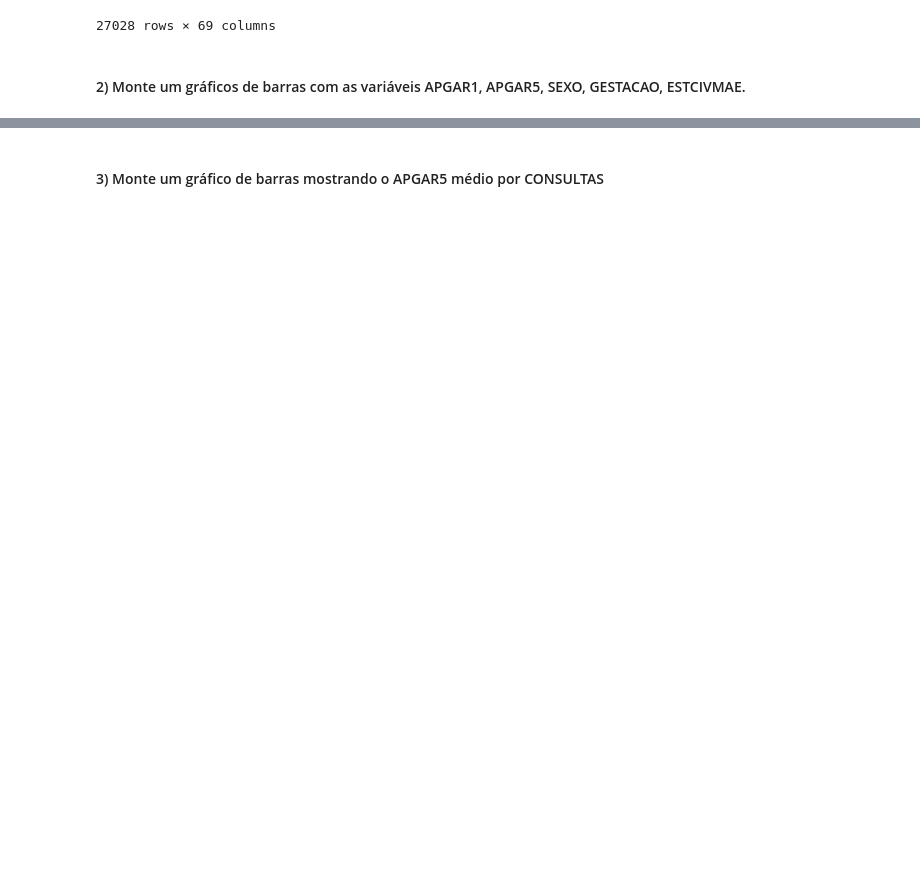
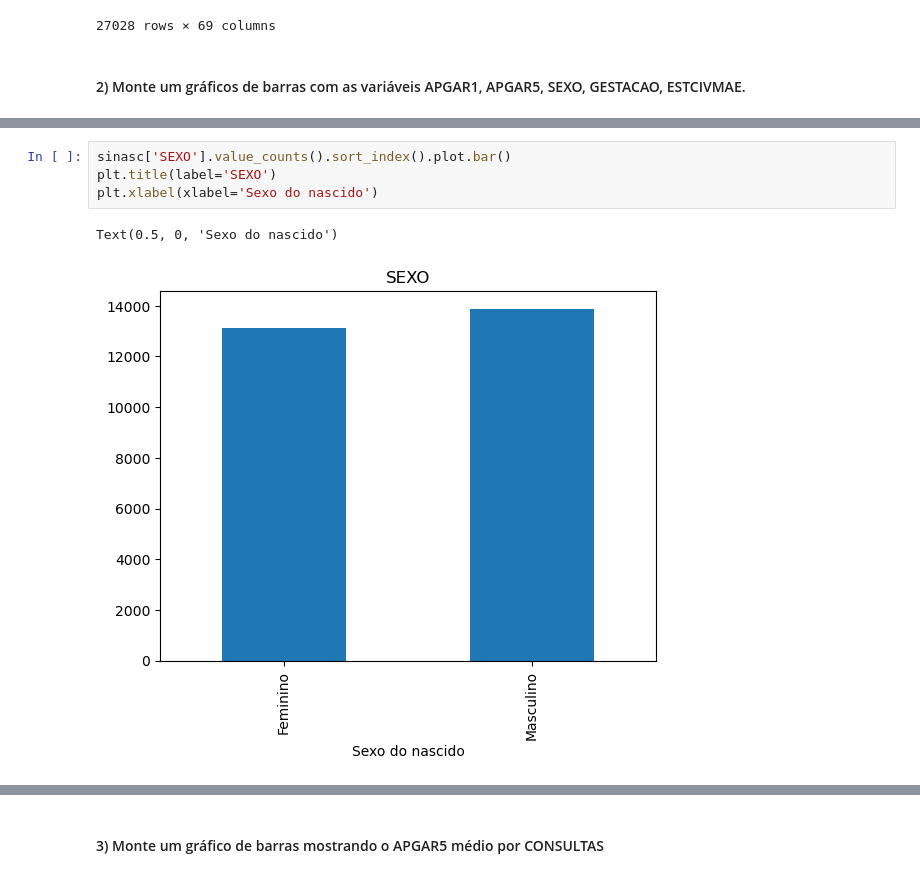
Before and after one commit to Jefersonfranca/Exerc-cio1m-dulo-6, a Jupyter notebook: mod06 tarefa 1.ipynb, the cells around one changed output, grey strips where cells are left out. Drawn from its saved outputs; the diff is of its cells as text; blank space fills up the shorter version.

```diff
--- a/mod06 tarefa 1.ipynb
+++ b/mod06 tarefa 1.ipynb
@@ -50,0 +42,7 @@ graf5.hist(df_sinasc['ESTCIVMAE'].dropna())
+# %%
+sinasc['SEXO'].value_counts().sort_index().plot.bar()
+plt.title(label='SEXO')
+plt.xlabel(xlabel='Sexo do nascido')
+# %% [output]
+Text(0.5, 0, 'Sexo do nascido')
+[figure, added]
```
Also changed, not shown: parts of 9 cells of this notebook.
